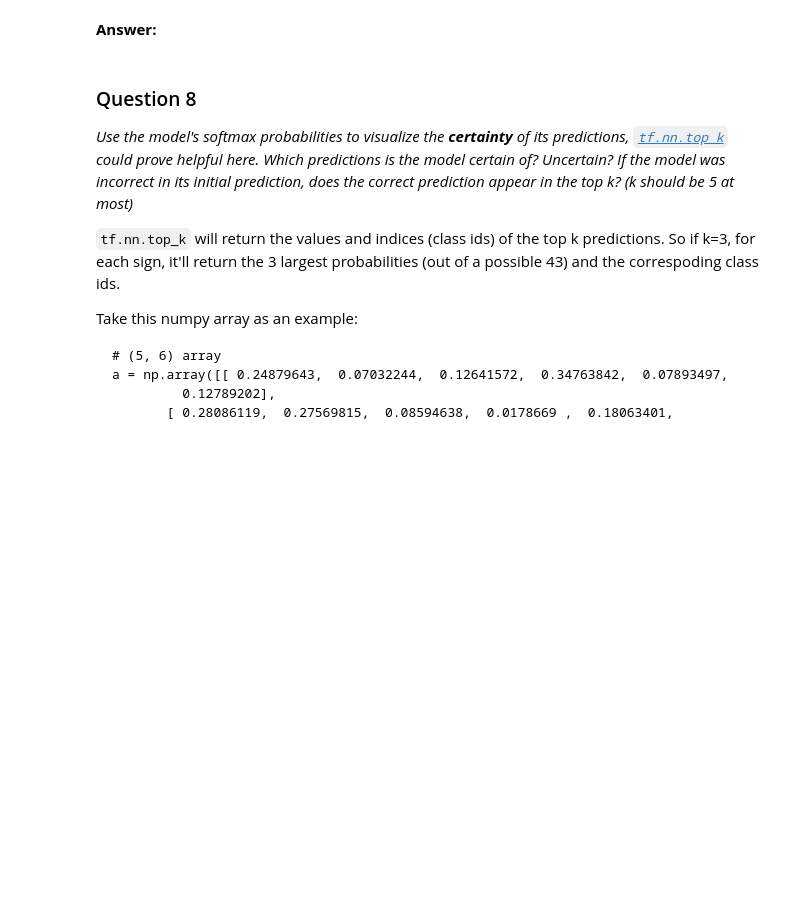
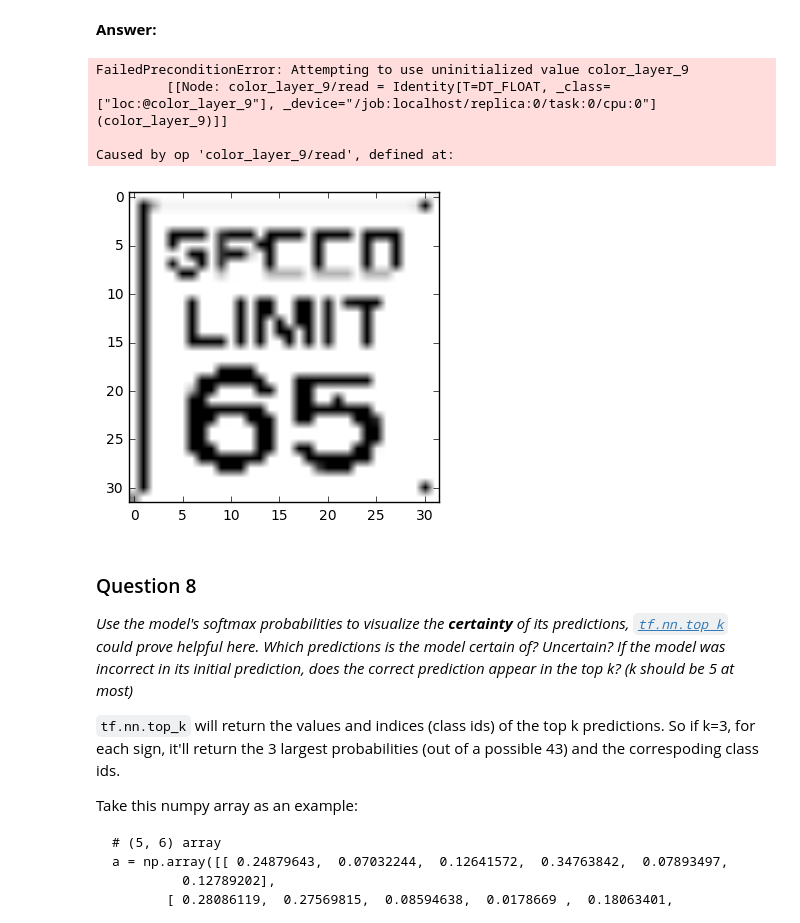
Before and after one commit to kashmawy/self_driving_cars, a Jupyter notebook: traffic_sign_classifier/Traffic_Sign_Classifier.ipynb, the cells around one changed output. Saved outputs shown, nothing was run; the diff lists cells and outputs as text; code cells hidden in the pictures; blank space fills up the shorter version.

```diff
--- a/traffic_sign_classifier/Traffic_Sign_Classifier.ipynb
+++ b/traffic_sign_classifier/Traffic_Sign_Classifier.ipynb
@@ -411,3 +435,60 @@ _**NOTE:** You could check the accuracy manually by using `signnames.csv` (same
+# %%
+### Load the images and plot them here.
+### Feel free to use as many code cells as needed.
+import csv
+import pickle
+import cv2
+import numpy as np
+import tensorflow as tf
+from sklearn.utils import shuffle
+from tensorflow.contrib.layers import flatten
+from sklearn.model_selection import train_test_split
+
+def imageprepare(imagepath):
+    image = cv2.imread(imagepath)
+    image = cv2.resize(image, (32, 32))
+
+    %matplotlib inline
+    plt.imshow(image)
+
+    return image
+
+def getsignsdictionary():
+    with open('signnames.csv', mode='r') as infile:
+        reader = csv.reader(infile)
+        return dict((rows[0], rows[1]) for rows in reader)
+
+def predict(imagepath):
+    signs = getsignsdictionary()
+    image = imageprepare(imagepath)
+    sess = tf.Session()
+    new_saver = tf.train.import_meta_graph('trained_model_advanced.meta')
+    new_saver.restore(sess, tf.train.latest_checkpoint('./'))
+    all_vars = tf.trainable_variables()
+    most_likely_class = sess.run(tf.argmax(fc2, 1), feed_dict={x: [image]})
+    return signs[str(most_likely_class[0])]
+
+print("Limit 65 predicted as: ", predict('signs/speed_limit_65.jpg'))
+print("Children crossing predicted as: ", predict('signs/children_crossing.jpg'))
+print("Keep right predicted as: ", predict('signs/keep_right.png'))
+print("Yield Sign predicted as: ", predict('signs/yield_sign.jpeg'))
+print("Sliperry road predicted as: ", predict('signs/sliperry_road.png'))
+print("Pedestrian predicted as: ", predict('signs/pedestrian.jpg'))
+print("Limit 50 predicted as: ", predict('signs/speed_limit_50.jpg'))
+print("Stop predicted as: ", predict('signs/stop_sign.png'))
+print("Speed Limit 80 as: ", predict('signs/speed__limit_80.png'))
+print("Speed Limit 65 as: ", predict('signs/speed_limit_65_2.jpg'))
+print("Speed Limit 25 as: ", predict('signs/speed_limit_25.png'))
+# print("Stop Sign as: ", predict('stop_sign_3.jpg'))
+# print("Speed Limit 40 as: ", predict('speed_limit_40.jpg'))
+# print("Animals crossing as: ", predict('no_u_turn.png'))
+# print("Stop sign 2 as: ", predict('stop_sign_2.png'))
+# %% [output]
+FailedPreconditionError: Attempting to use uninitialized value color_layer_9
+         [[Node: color_layer_9/read = Identity[T=DT_FLOAT, _class=["loc:@color_layer_9"], _device="/job:localhost/replica:0/task:0/cpu:0"](color_layer_9)]]
+
+Caused by op 'color_layer_9/read', defined at:
+[figure, added]
 # %% [markdown]
 ### Question 8
 
```
Also changed, not shown: parts of 17 cells of this notebook.
